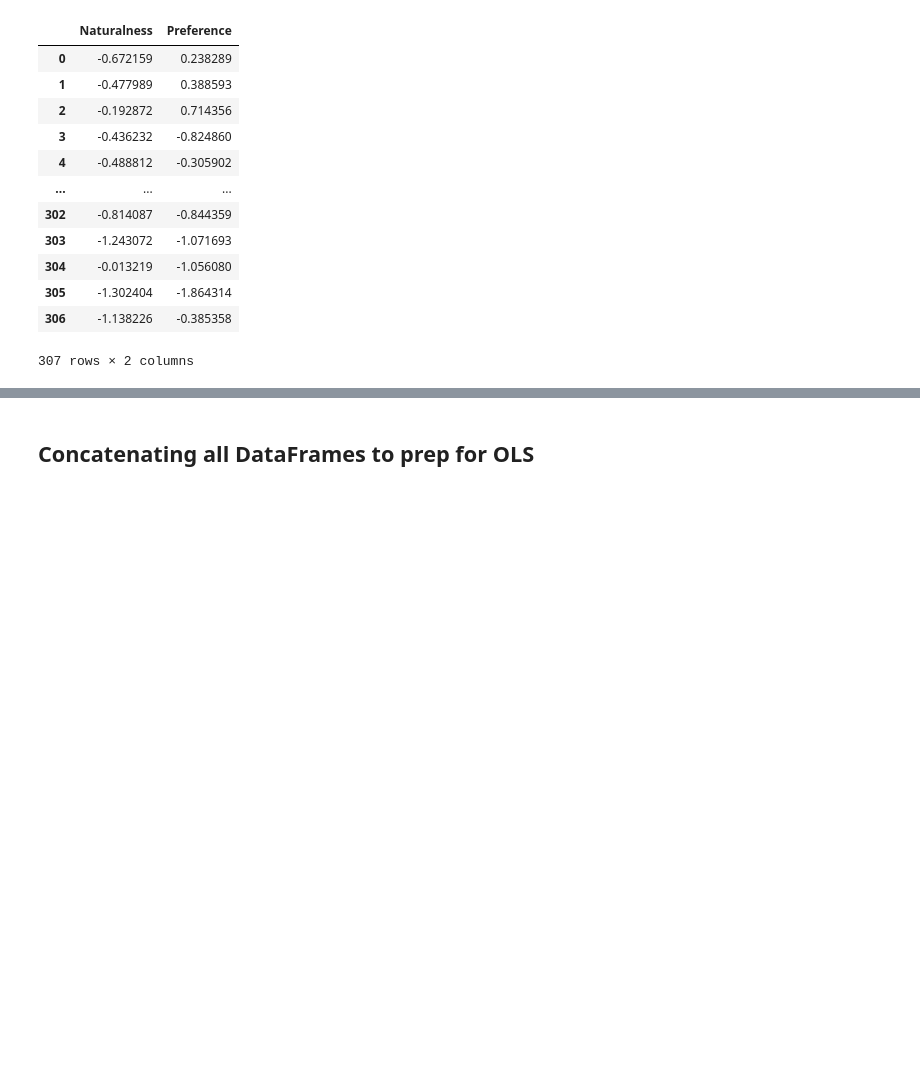
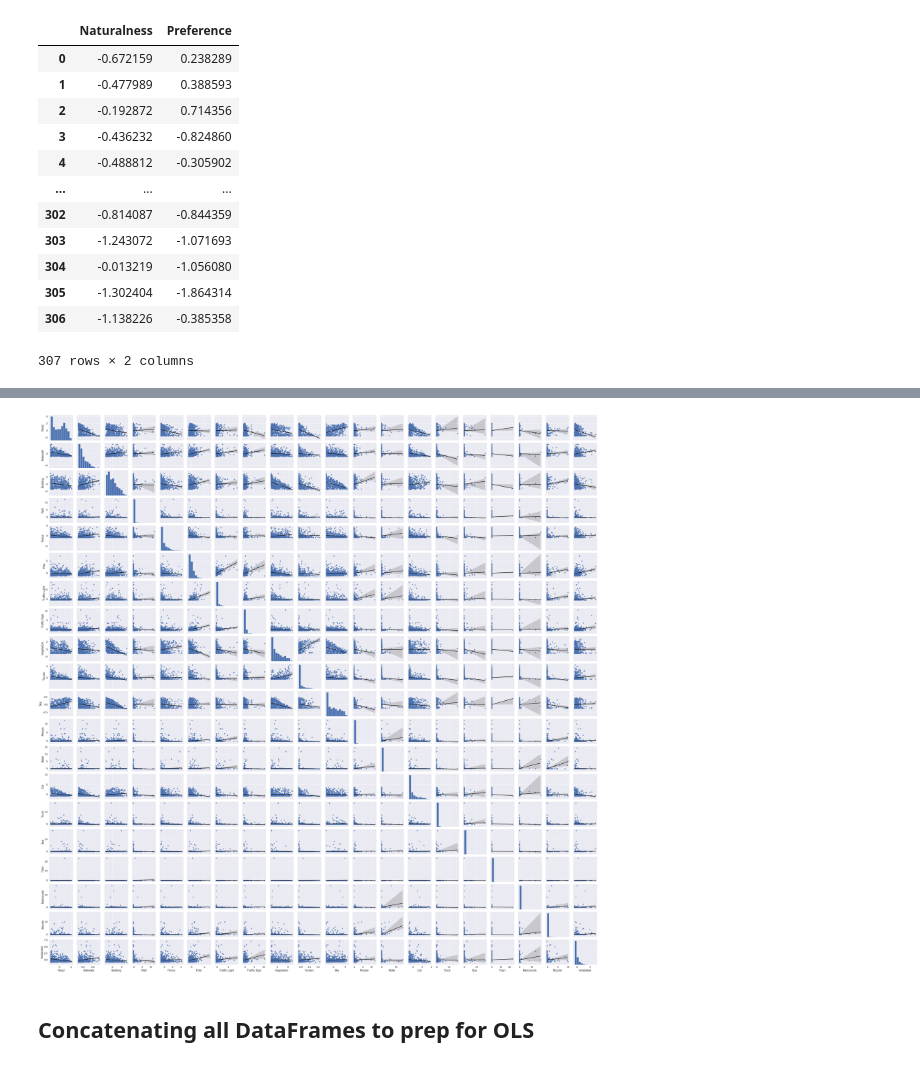
Before and after one commit to gabyakcelik/street_psych, a Jupyter notebook: CodeNotebooks/all_images_reg_code_preference_only.ipynb, the cells around one changed output, grey strips where cells are left out. Saved outputs shown, nothing was run; the diff lists cells and outputs as text; code cells hidden in the pictures; blank space fills up the shorter version.

```diff
--- a/CodeNotebooks/all_images_reg_code_preference_only.ipynb
+++ b/CodeNotebooks/all_images_reg_code_preference_only.ipynb
@@ -523,3 +666,20 @@ standardized_ratings_omid
+# %%
+def corrfunc(x, y, ax=None, **kws):
+    """Plot the correlation coefficient in the top left corner of a plot."""
+    r, _ = pearsonr(x, y)
+    ax = ax or plt.gca()
+    corrcoeff = 'r'
+    ax.annotate(f'{corrcoeff} = {r:.2f}', xy=(.1, .9), xycoords=ax.transAxes)
+
+
+corrgram_mid_side = sns.pairplot(standardized_mid_sidewalk, kind='reg', plot_kws={'line_kws':{'color':'black'}})
+#corrgram_mid_side.set(xlim=(-2.0,2.0), ylim =(-2.0,2.0))
+#corrgram_mid_side.map_upper(corrfunc)
+#corrgram_mid_side.map_lower(corrfunc)
+#corrgram_mid_side.map_diag(sns.distplot)
+plt.show()
+# %% [output]
+[figure, added]
 # %% [markdown]
 ## Concatenating all DataFrames to prep for OLS
 # %% [markdown]
```
Also changed, not shown: parts of 43 cells of this notebook.
